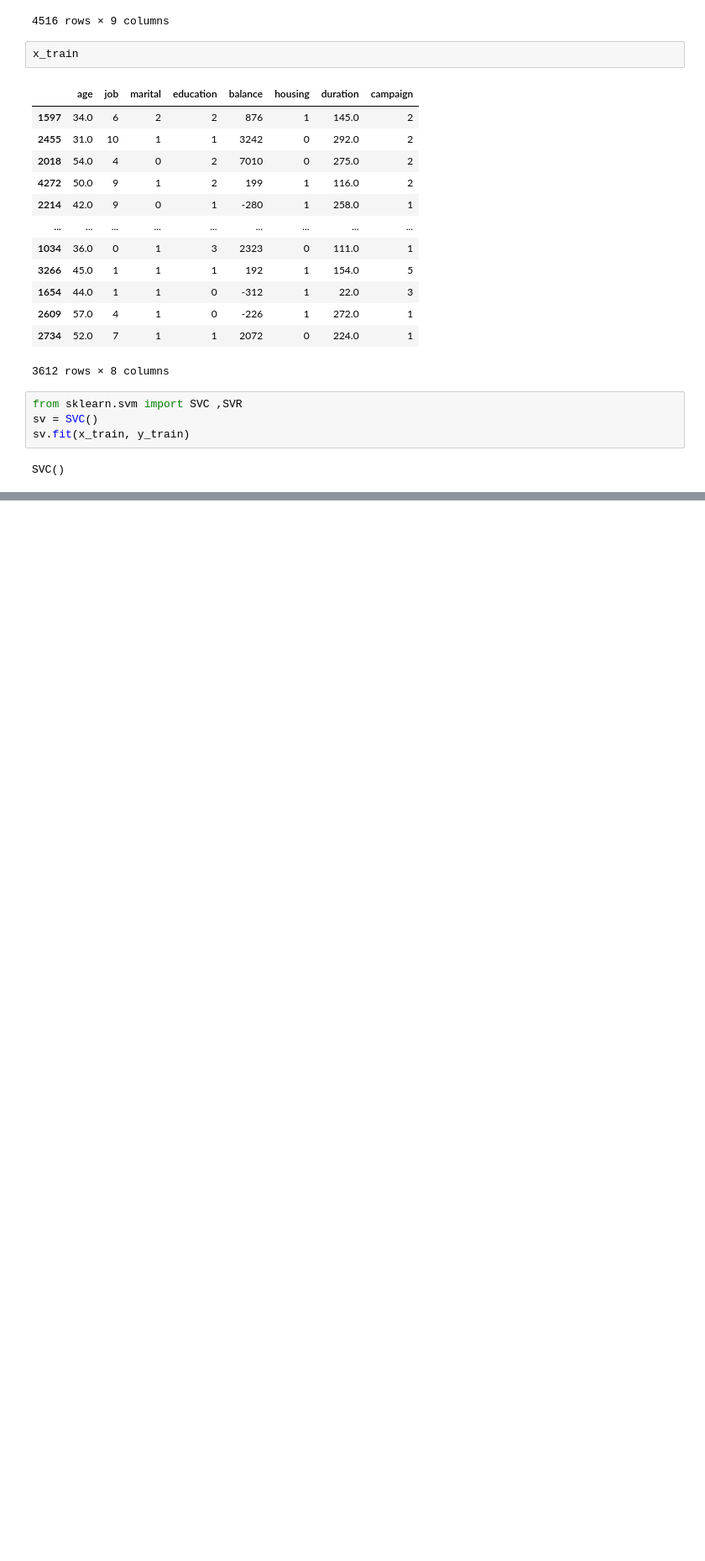
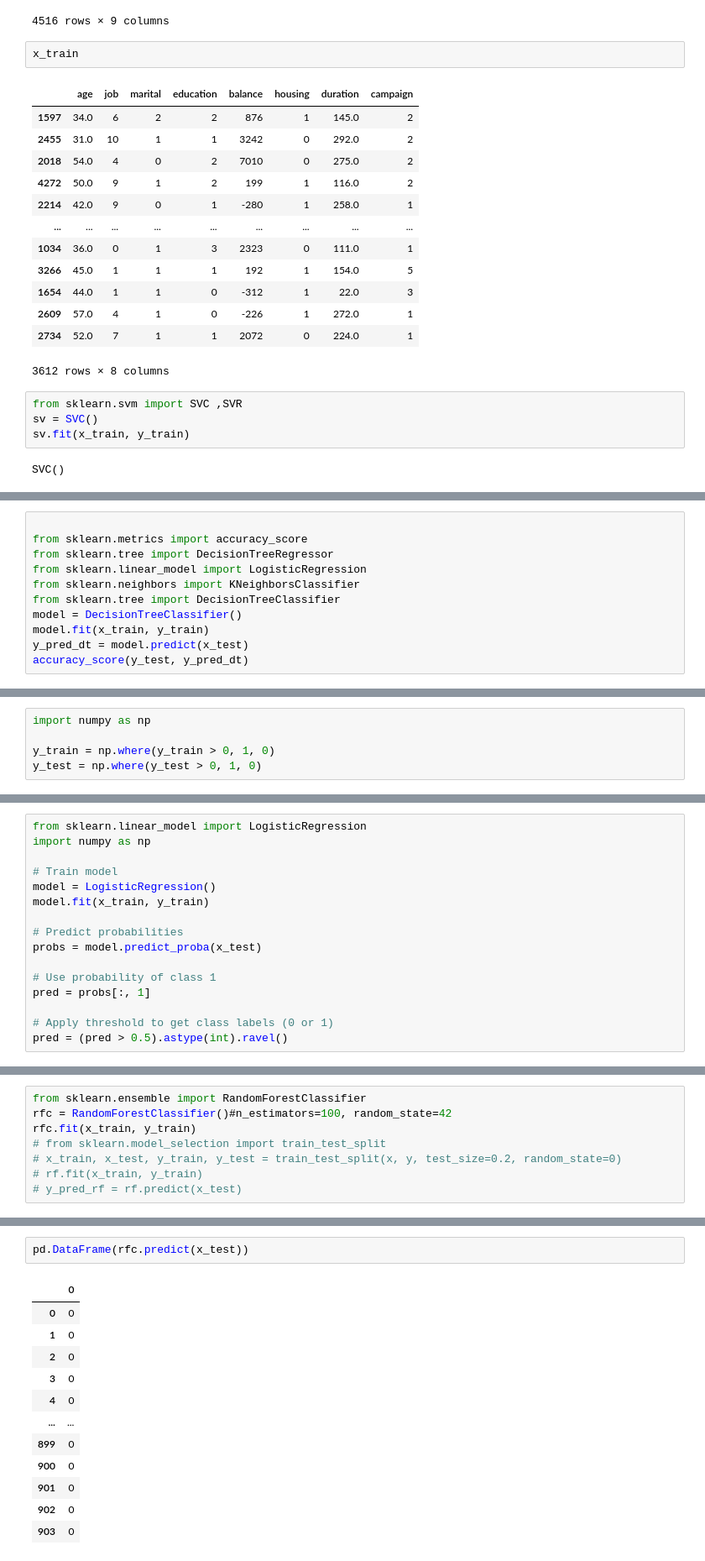
Before and after one commit to soojal-bhardwaj-27/DS_16th_july, a Jupyter notebook: Pandas/credit/credit.ipynb, the cells around one changed output, grey strips where cells are left out. Shown: that part at 84% size. Saved outputs shown, nothing was run; the diff lists cells and outputs as text; blank space fills up the shorter version.

```diff
--- a/Pandas/credit/credit.ipynb
+++ b/Pandas/credit/credit.ipynb
@@ -665,3 +665,14 @@ duration     2
 campaign     0
 approval     0
 dtype: int64
+# %%
+
+from sklearn.metrics import accuracy_score
+from sklearn.tree import DecisionTreeRegressor
+from sklearn.linear_model import LogisticRegression
+from sklearn.neighbors import KNeighborsClassifier
+from sklearn.tree import DecisionTreeClassifier
+model = DecisionTreeClassifier()
+model.fit(x_train, y_train)
+y_pred_dt = model.predict(x_test)
+accuracy_score(y_test, y_pred_dt)
@@ -667,0 +772,5 @@ dtype: int64
+# %%
+import numpy as np
+
+y_train = np.where(y_train > 0, 1, 0)
+y_test = np.where(y_test > 0, 1, 0)
@@ -667,0 +808,16 @@ dtype: int64
+# %%
+from sklearn.linear_model import LogisticRegression
+import numpy as np
+
+# Train model
+model = LogisticRegression()
+model.fit(x_train, y_train)
+
+# Predict probabilities
+probs = model.predict_proba(x_test)
+
+# Use probability of class 1
+pred = probs[:, 1]
+
+# Apply threshold to get class labels (0 or 1)
+pred = (pred > 0.5).astype(int).ravel()
@@ -667,0 +853,8 @@ dtype: int64
+# %%
+from sklearn.ensemble import RandomForestClassifier
+rfc = RandomForestClassifier()#n_estimators=100, random_state=42
+rfc.fit(x_train, y_train)
+# from sklearn.model_selection import train_test_split
+# x_train, x_test, y_train, y_test = train_test_split(x, y, test_size=0.2, random_state=0)
+# rf.fit(x_train, y_train)
+# y_pred_rf = rf.predict(x_test)
@@ -667,0 +866,15 @@ dtype: int64
+# %%
+pd.DataFrame(rfc.predict(x_test))
+# %% [output]
+|  | 0 |
+| 0 | 0 |
+| 1 | 0 |
+| 2 | 0 |
+| 3 | 0 |
+| 4 | 0 |
+| ... | ... |
+| 899 | 0 |
+| 900 | 0 |
+| 901 | 0 |
+| 902 | 0 |
+| 903 | 0 |
```
Also changed, not shown: parts of 23 cells of this notebook, 7 other files.
